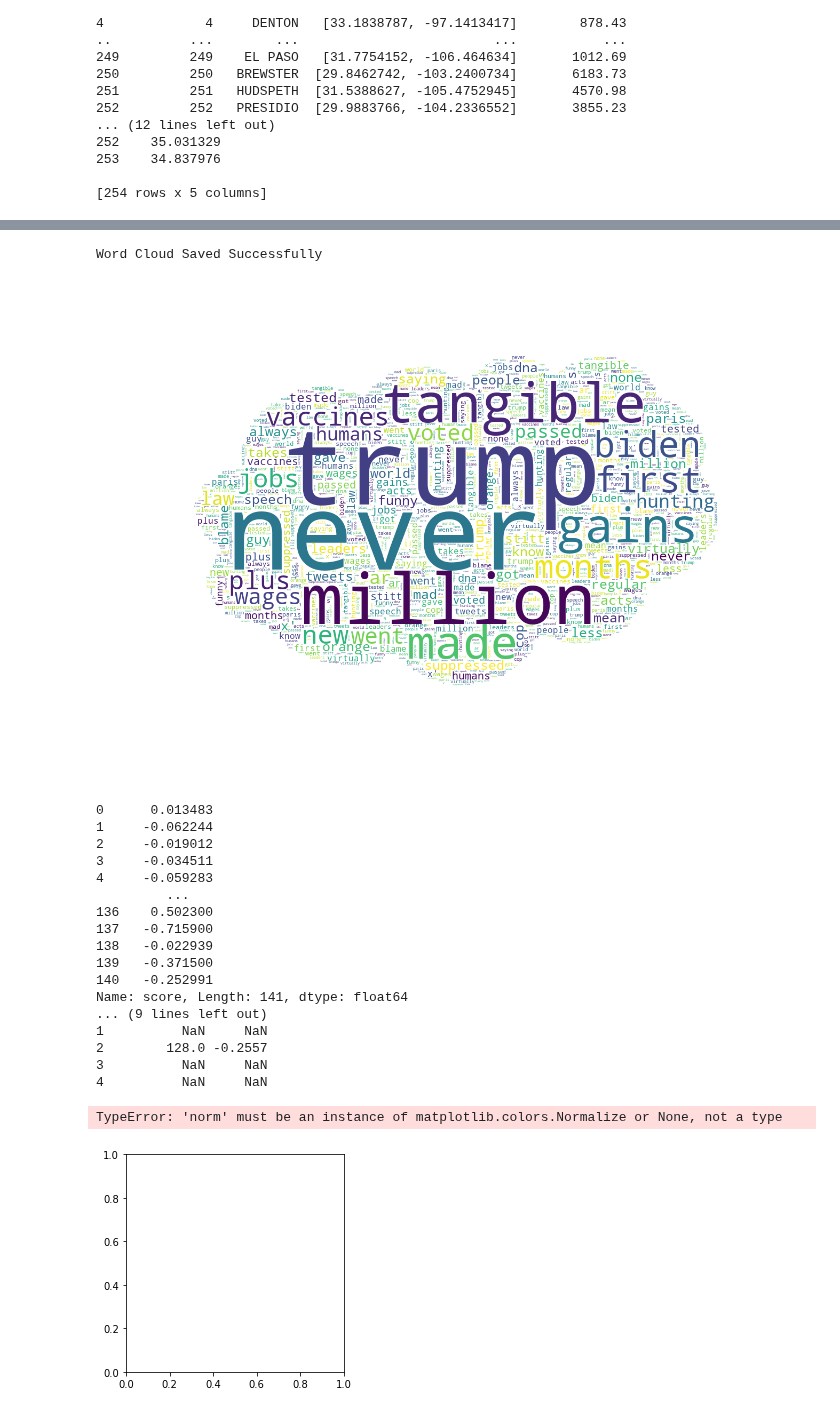
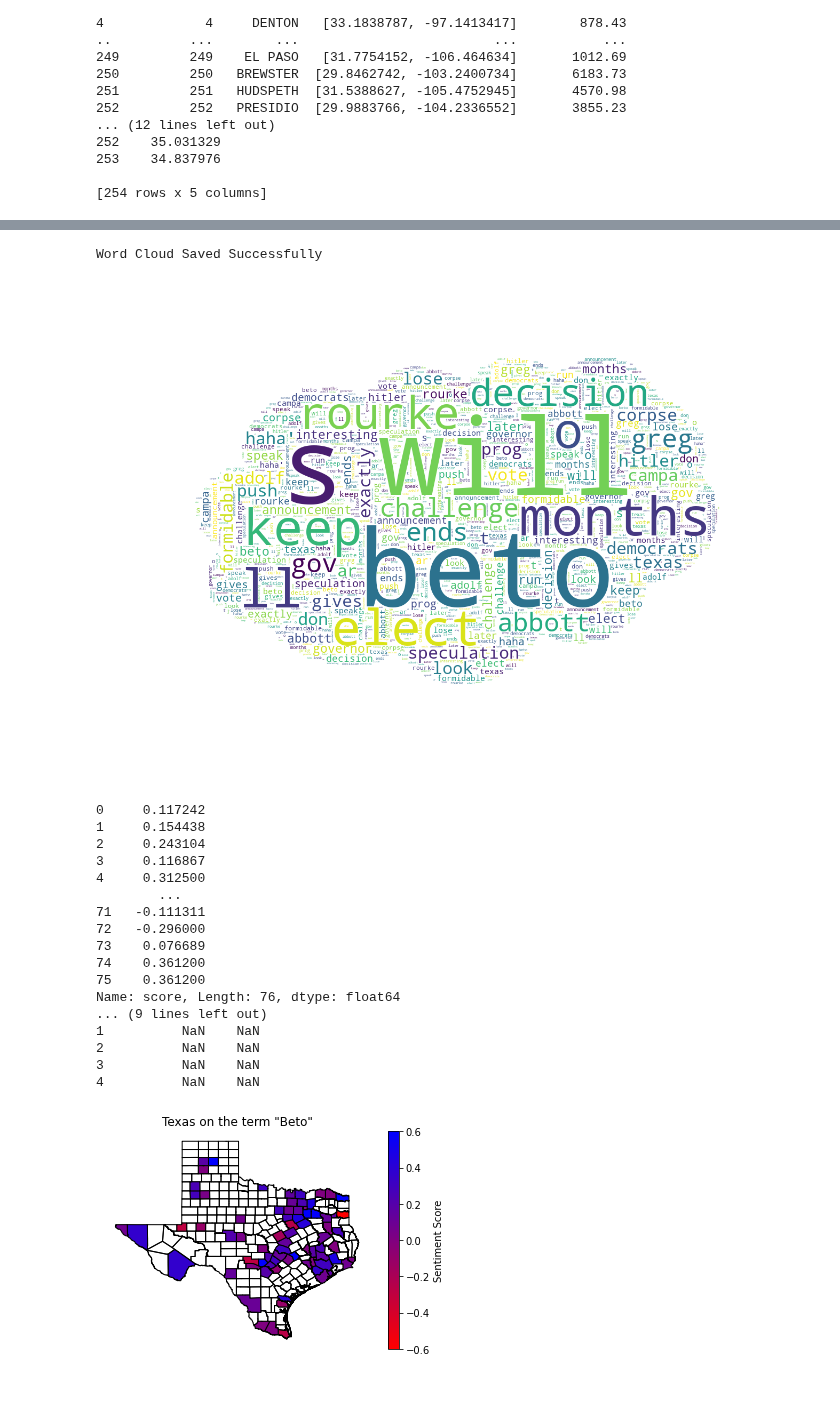
Before and after one commit to Azal-Amer/DataScienceTutorial, a Jupyter notebook: Minority Sentiment/sentiment.ipynb, the cells around one changed output, grey strips where cells are left out. Cells and saved outputs as stored; diff of their text form; code cells hidden in the pictures.

```diff
--- a/Minority Sentiment/sentiment.ipynb
+++ b/Minority Sentiment/sentiment.ipynb
@@ -186,10 +186,10 @@ True
 #Sentiment Analysis
 def percentage(part,whole):
     return 100 * float(part)/float(whole)
-noOfTweet = 400
+noOfTweet = 100
 state = 'Texas'
 countyDF =  (getCountyInfo(state))
-keyword = 'Trump'
+keyword = 'Beto'
 positive = 0
 negative = 0
 neutral = 0
@@ -545,15 +473,14 @@ cloud = create_wordcloud(tw_list['text'].values,keyword)
 # save the wordcloud image
 # %% [output]
 Word Cloud Saved Successfully
-[figure, old version]
+[figure, new version]
 # %%
 from matplotlib import colors
 import matplotlib.cm as cm
 # state = 'California'
 # keyword = 'Transgender'
 json_folder = 'Keyword State'
-state  ='Texas'
-keyword ='Trump'
+# keyword = 'Transgender'
 file_dir = Path.cwd()
 file_path = os.path.join(file_dir, json_folder, (((state) + " on the term " + keyword +'.json')))
 
@@ -574,48 +501,47 @@ stateDf  = stateDF.copy()
 stateDF.rename(columns={'index': 'County', 0 :'# of Tweets',1:'score'}, inplace=True)
 print(stateDF['score'])
 
 unitedStates = pd.merge(unitedStates,stateDF, on= 'County', how = 'outer')
 print(unitedStates.head())
 cm1 = colors.LinearSegmentedColormap.from_list("MyCmapName",["r","b"])
 
 # Make a normalizer that will map the time values from
 # [start_time,end_time+1] -> [0,1].
 
 # Turn these into an object that can be used to map time values to colors and
 # can be passed to plt.colorbar().
 norm = colors.TwoSlopeNorm(vmin=-.6, vcenter=0, vmax=.6)
 ax = unitedStates.plot(cmap = cm1, norm= norm,edgecolor='black',column = 'score',legend = True, legend_kwds={'label':'Sentiment Score','orientation':'vertical'})
 title = (state + " on the term \"" + keyword +"\"")
 ax.set_title(title)
 ax.set_axis_off()
 save_dir=os.path.join(file_dir, 'Maps', state)
 
 if(os.path.isdir(save_dir)):
     save_name = os.path.join(file_dir, 'Maps', state,keyword +'.png')
 else:
     # make a directory in the maps folder with the name of the given state
     os.mkdir(save_dir)
     save_name = os.path.join(file_dir, 'Maps', state,keyword +'.png')
 # save the figure to the maps folder inside the folder corresponding to the state
 
 plt.savefig(save_name,dpi=300,facecolor='white', transparent=False)
 # %% [output]
-0      0.013483
-1     -0.062244
-2     -0.019012
-3     -0.034511
-4     -0.059283
-         ...
-136    0.502300
-137   -0.715900
-138   -0.022939
-139   -0.371500
-140   -0.252991
-Name: score, Length: 141, dtype: float64
+0     0.117242
+1     0.154438
+2     0.243104
+3     0.116867
+4     0.312500
+        ...
+71   -0.111311
+72   -0.296000
+73    0.076689
+74    0.361200
+75    0.361200
+Name: score, Length: 76, dtype: float64
 ... (9 lines left out)
-1          NaN     NaN
-2        128.0 -0.2557
-3          NaN     NaN
-4          NaN     NaN
+1          NaN    NaN
+2          NaN    NaN
+3          NaN    NaN
+4          NaN    NaN
-TypeError: 'norm' must be an instance of matplotlib.colors.Normalize or None, not a type
-[figure, old version]
+[figure, new version]
```
Also changed, not shown: parts of 7 cells of this notebook, 6 other files.
